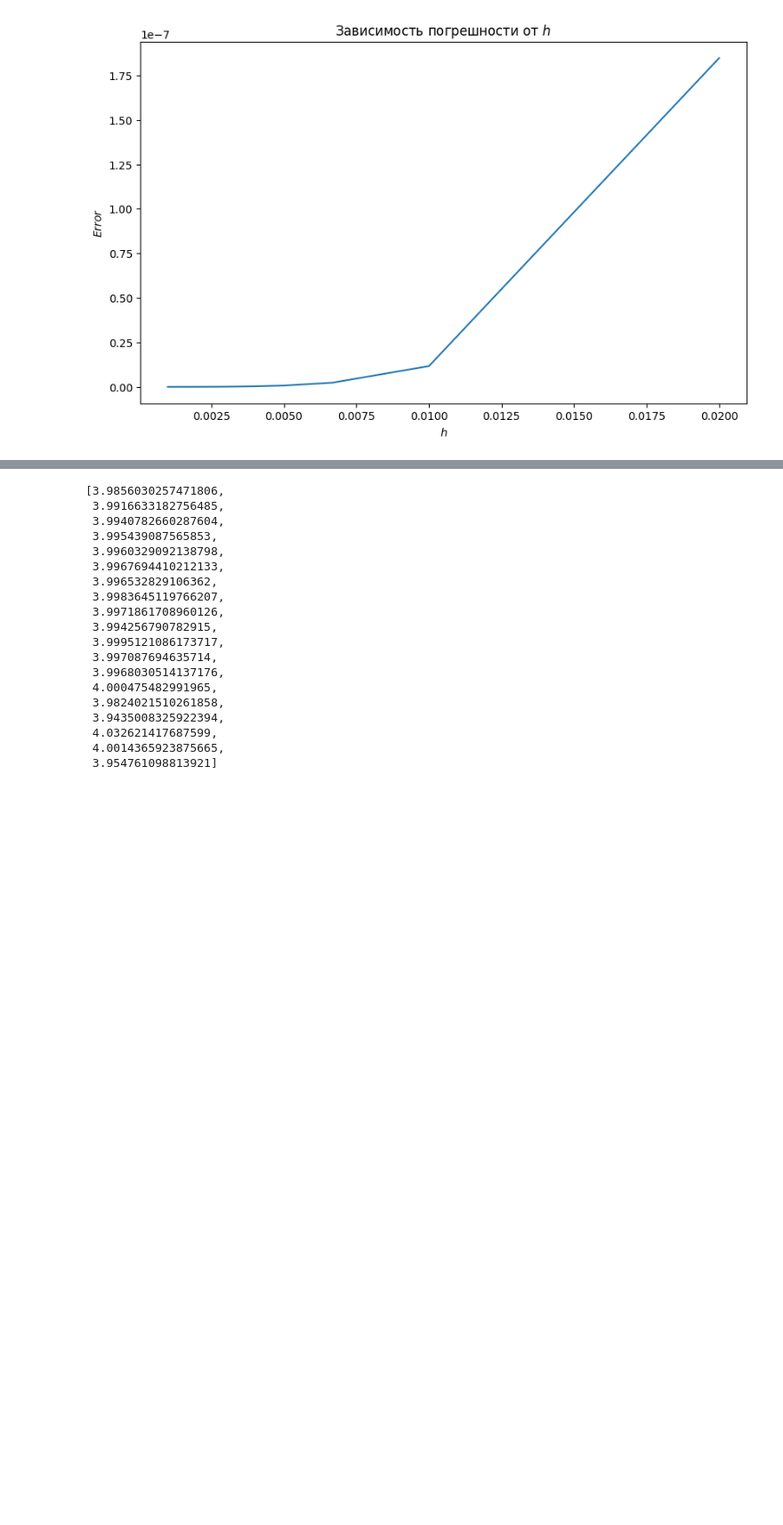
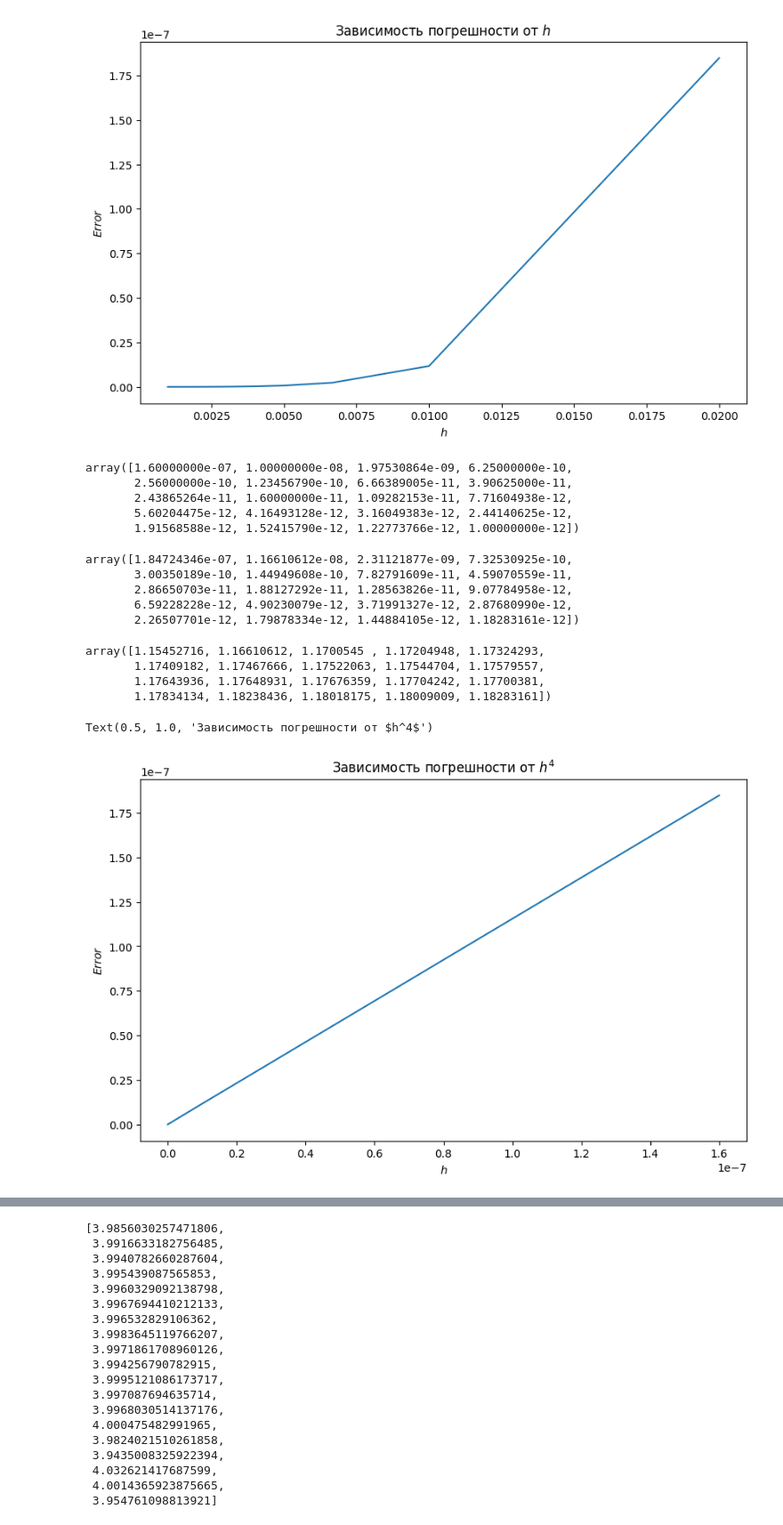
Before and after one commit to BKamol/NumericalMethods, a Jupyter notebook: CourseWork.ipynb, the cells around one changed output, grey strips where cells are left out. Shown: that part at 89% size. Saved outputs shown, nothing was run; the diff lists cells and outputs as text; code cells hidden in the pictures; blank space fills up the shorter version.

```diff
--- a/CourseWork.ipynb
+++ b/CourseWork.ipynb
@@ -97,5 +95,36 @@ plt.title("Зависимость погрешности от $h$")
 # %% [output]
 Text(0.5, 1.0, 'Зависимость погрешности от $h$')
 [figure]
+# %%
+hs**4
+# %% [output]
+array([1.60000000e-07, 1.00000000e-08, 1.97530864e-09, 6.25000000e-10,
+       2.56000000e-10, 1.23456790e-10, 6.66389005e-11, 3.90625000e-11,
+       2.43865264e-11, 1.60000000e-11, 1.09282153e-11, 7.71604938e-12,
+       5.60204475e-12, 4.16493128e-12, 3.16049383e-12, 2.44140625e-12,
+       1.91568588e-12, 1.52415790e-12, 1.22773766e-12, 1.00000000e-12])
+# %%
+max_errors
+# %% [output]
+array([1.84724346e-07, 1.16610612e-08, 2.31121877e-09, 7.32530925e-10,
+       3.00350189e-10, 1.44949608e-10, 7.82791609e-11, 4.59070559e-11,
+       2.86650703e-11, 1.88127292e-11, 1.28563826e-11, 9.07784958e-12,
+       6.59228228e-12, 4.90230079e-12, 3.71991327e-12, 2.87680990e-12,
+       2.26507701e-12, 1.79878334e-12, 1.44884105e-12, 1.18283161e-12])
+# %%
+max_errors_h
+# %% [output]
+array([1.15452716, 1.16610612, 1.1700545 , 1.17204948, 1.17324293,
+       1.17409182, 1.17467666, 1.17522063, 1.17544704, 1.17579557,
+       1.17643936, 1.17648931, 1.17676359, 1.17704242, 1.17700381,
+       1.17834134, 1.18238436, 1.18018175, 1.18009009, 1.18283161])
+# %%
+plt.plot(hs**4, max_errors)
+plt.xlabel('$h$')
+plt.ylabel('$Error$')
+plt.title("Зависимость погрешности от $h^4$")
+# %% [output]
+Text(0.5, 1.0, 'Зависимость погрешности от $h^4$')
+[figure, added]
 # %%
 plt.rcParams['figure.figsize'] = (10, 6)
```
Also changed, not shown: parts of 4 cells of this notebook, 3 other files.
